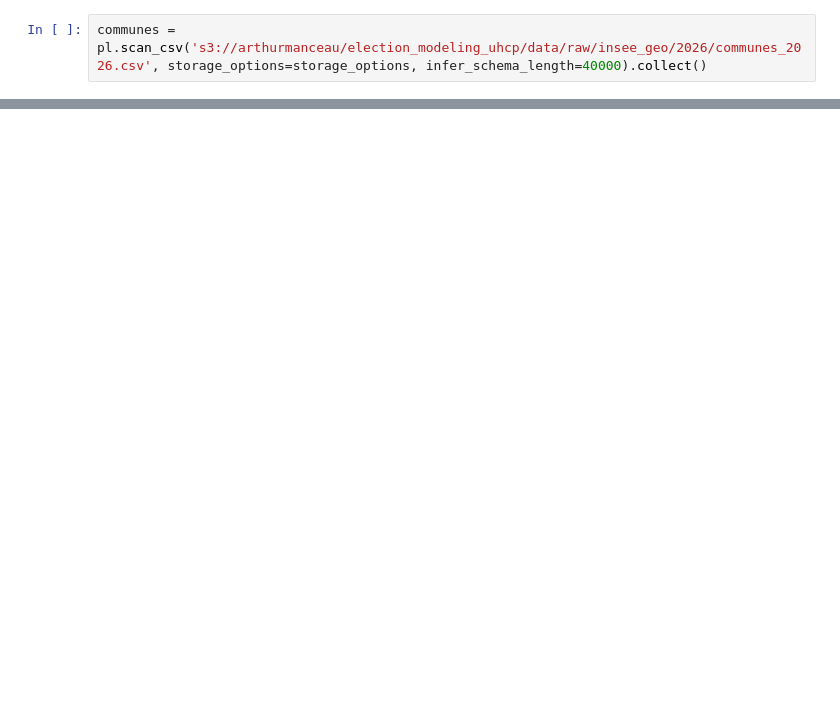
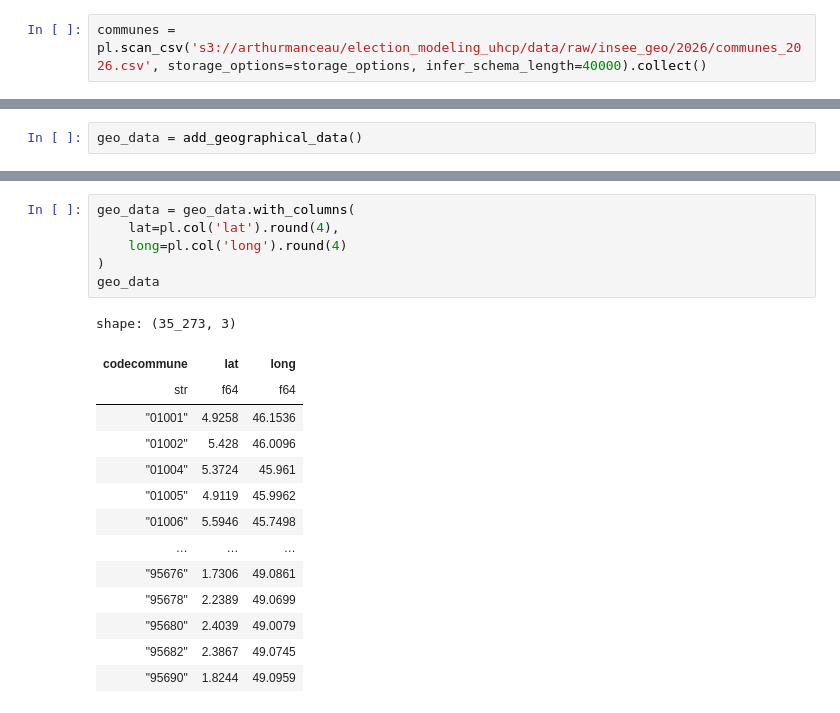
Before and after one commit to artmanceau/electera, a Jupyter notebook: notebooks/ml/new_data_proc.ipynb, the cells around one changed output, grey strips where cells are left out. Drawn from its saved outputs; the diff is of its cells as text; blank space fills up the shorter version.

```diff
--- a/notebooks/ml/new_data_proc.ipynb
+++ b/notebooks/ml/new_data_proc.ipynb
@@ -289,0 +610,2 @@ Schema([('dep', String),
+# %%
+geo_data = add_geographical_data()
@@ -289,0 +615,21 @@ Schema([('dep', String),
+# %%
+geo_data = geo_data.with_columns(
+    lat=pl.col('lat').round(4),
+    long=pl.col('long').round(4)
+)
+geo_data
+# %% [output]
+shape: (35_273, 3)
+| codecommune | lat | long |
+| str | f64 | f64 |
+| "01001" | 4.9258 | 46.1536 |
+| "01002" | 5.428 | 46.0096 |
+| "01004" | 5.3724 | 45.961 |
+| "01005" | 4.9119 | 45.9962 |
+| "01006" | 5.5946 | 45.7498 |
+| … | … | … |
+| "95676" | 1.7306 | 49.0861 |
+| "95678" | 2.2389 | 49.0699 |
+| "95680" | 2.4039 | 49.0079 |
+| "95682" | 2.3867 | 49.0745 |
+| "95690" | 1.8244 | 49.0959 |
```
Also changed, not shown: parts of 69 cells of this notebook, 5 other files.
